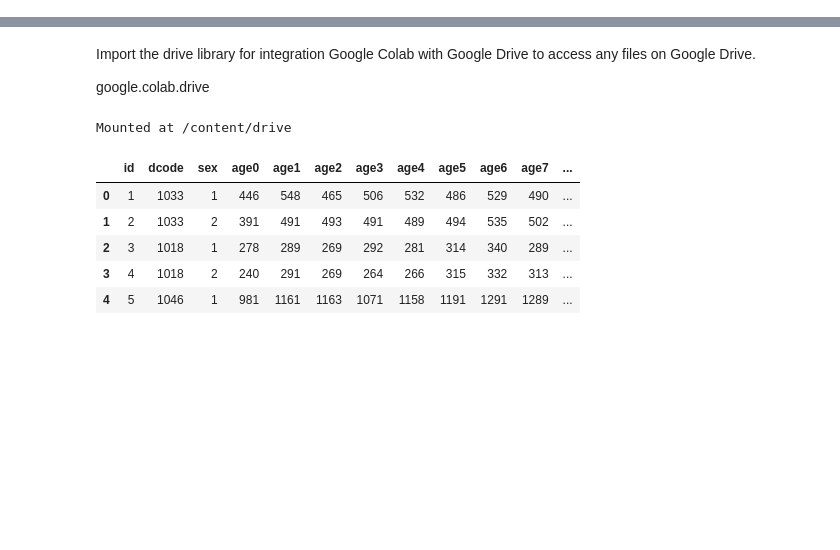
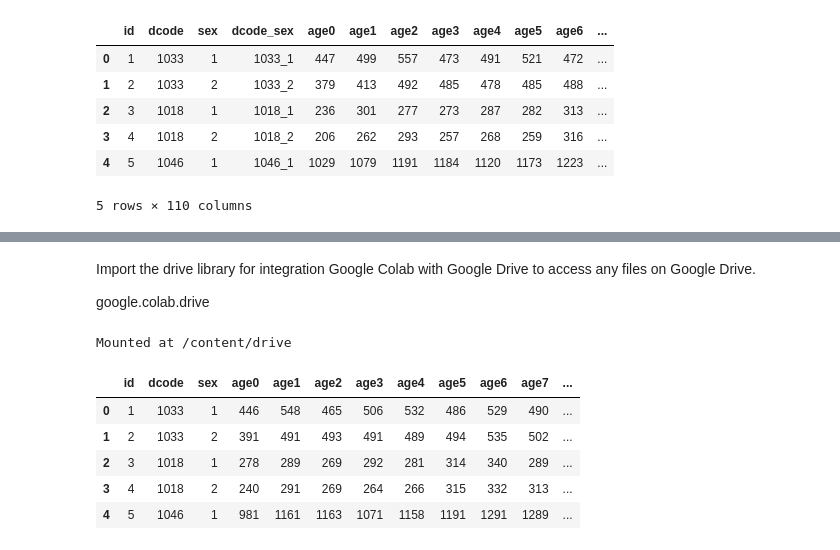
Before and after one commit to kittikhun62/DWDM21, a Jupyter notebook: FinalProject.ipynb, the cells around one changed output, grey strips where cells are left out. Drawn from its saved outputs; the diff is of its cells as text; code cells hidden in the pictures; blank space fills up the shorter version.

```diff
--- a/FinalProject.ipynb
+++ b/FinalProject.ipynb
@@ -2,0 +29,10 @@
+# %%
+data1.head()
+# %% [output]
+|  | id | dcode | sex | dcode_sex | age0 | age1 | age2 | age3 | age4 | age5 | age6 | ... |
+| 0 | 1 | 1033 | 1 | 1033_1 | 447 | 499 | 557 | 473 | 491 | 521 | 472 | ... |
+| 1 | 2 | 1033 | 2 | 1033_2 | 379 | 413 | 492 | 485 | 478 | 485 | 488 | ... |
+| 2 | 3 | 1018 | 1 | 1018_1 | 236 | 301 | 277 | 273 | 287 | 282 | 313 | ... |
+| 3 | 4 | 1018 | 2 | 1018_2 | 206 | 262 | 293 | 257 | 268 | 259 | 316 | ... |
+| 4 | 5 | 1046 | 1 | 1046_1 | 1029 | 1079 | 1191 | 1184 | 1120 | 1173 | 1223 | ... |
+5 rows × 110 columns
```
Also changed, not shown: parts of 8 cells of this notebook.
